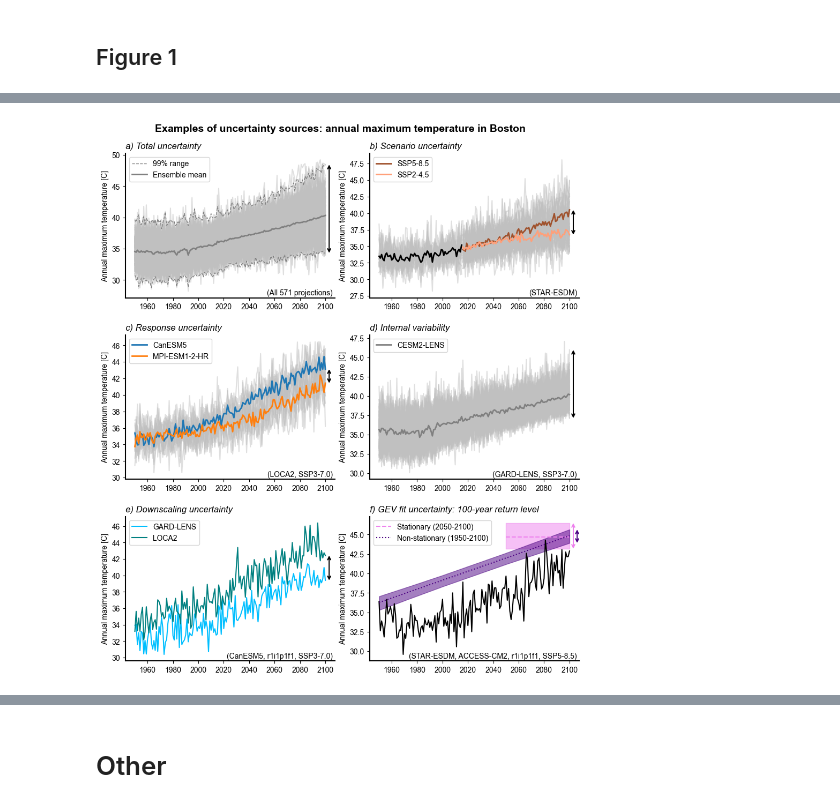
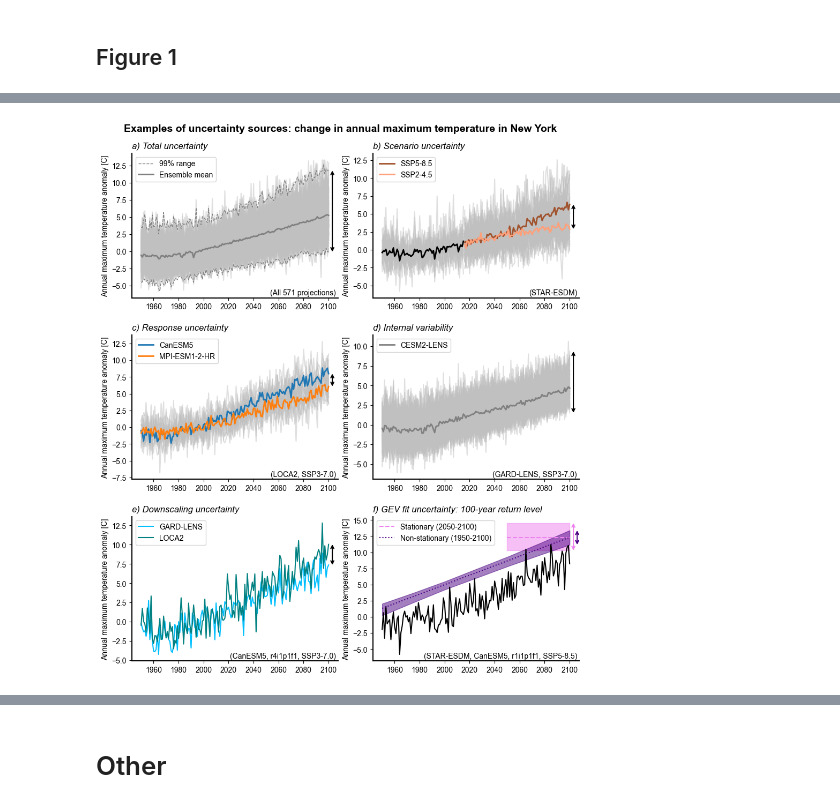
Before and after one commit to david0811/conus_comparison_lafferty-etal-2024, a Jupyter notebook: scripts/03d_sa_cities.ipynb, the cells around one changed output, grey strips where cells are left out. Cells and saved outputs as stored; diff of their text form; code cells hidden in the pictures.

Commit message:
update figure 1

```diff
--- a/scripts/03d_sa_cities.ipynb
+++ b/scripts/03d_sa_cities.ipynb
@@ -85,30 +83,35 @@ _ = opu.plot_gev_uncertainty(df, metric_id, unit, ax, city=city)
+# %%
+# Get anomaly from 1980-2010
+
+# LOCA separate since it distinguishes SSPs from historical
+df_baseline_loca = df[(df['ensemble'] == 'LOCA2') & (df['ssp'] == 'historical')].query('time >= 1980 and time <= 2010').groupby(['gcm', 'member'])[[var_id]].mean(numeric_only=True).reset_index()
+df_loca = pd.merge(df[df['ensemble'] == 'LOCA2'], df_baseline_loca, on=['gcm', 'member'], how='left', suffixes=('', '_baseline'))
+df_loca[var_id] = df_loca[var_id] - df_loca[f"{var_id}_baseline"]
+
+# Non-LOCA
+df_baseline_nonloca = df[df['ensemble'] != 'LOCA2'].query('time >= 1980 and time <= 2010').groupby(['gcm', 'member', 'ssp', 'ensemble'])[[var_id]].mean(numeric_only=True).reset_index()
+df_nonloca = pd.merge(df[df['ensemble'] != 'LOCA2'], df_baseline_nonloca, on=['gcm', 'member', 'ssp', 'ensemble'], how='left', suffixes=('', '_baseline'))
+df_nonloca[var_id] = df_nonloca[var_id] - df_nonloca[f"{var_id}_baseline"]
+
+# Concat
+df_anom = pd.concat([df_loca, df_nonloca], ignore_index=True).dropna()
 # %%
 plt.rcParams["font.size"] = 10
 
-# layout = """
-# aabb
-# ccdd
-# .ee.
-# """
-
-## Timeseries plots
-# fig = plt.figure(figsize=(9,10), layout='constrained')
-# axs = fig.subplot_mosaic(
-#     layout,
-#     gridspec_kw={'hspace':0.075, 'wspace':0.01}
-# )
 fig, axs = plt.subplots(3, 2, figsize=(9,10), layout='constrained', gridspec_kw={'hspace':0.075, 'wspace':0.01})
 
-opu.plot_total_uncertainty(df, metric_id, unit, axs[0,0])
-opu.plot_scenario_uncertainty(df, metric_id, unit, axs[0,1])
-opu.plot_response_uncertainty(df, metric_id, unit, axs[1,0])
-opu.plot_internal_variability(df, metric_id, unit, axs[1,1])
-opu.plot_downscaling_uncertainty(df, metric_id, unit, axs[2,0])
-_ = opu.plot_gev_uncertainty(df, metric_id, unit, axs[2,1], city=city)
+opu.plot_total_uncertainty(df_anom, metric_id, unit, axs[0,0])
+opu.plot_scenario_uncertainty(df_anom, metric_id, unit, axs[0,1])
+opu.plot_response_uncertainty(df_anom, metric_id, unit, axs[1,0])
+opu.plot_internal_variability(df_anom, metric_id, unit, axs[1,1])
+opu.plot_downscaling_uncertainty(df_anom, metric_id, unit, axs[2,0], member='r4i1p1f1')
 
-fig.suptitle('Examples of uncertainty sources: annual maximum temperature in Boston', fontweight='bold', fontsize=14, y=1.03)
+baseline = df[(df['ensemble']=='STAR-ESDM') & (df['ssp']=='ssp585') & (df['gcm']=='CanESM5') & (df['member']=='r1i1p1f1') & df['time'].isin(np.arange(1980, 2010+1))][var_id].mean()
+_ = opu.plot_gev_uncertainty(df_anom, metric_id, unit, axs[2,1], city=city, ensemble='STAR-ESDM', ssp='ssp585', gcm='CanESM5', member='r1i1p1f1', anomaly_baseline=baseline)
 
-plt.savefig('../figs/main/final/figure1.png', dpi=600, bbox_inches='tight')
+fig.suptitle('Examples of uncertainty sources: change in annual maximum temperature in New York', fontweight='bold', fontsize=14, y=1.03)
+
+plt.savefig('../figs/main/figure1.png', dpi=600, bbox_inches='tight')
 # plt.show()
 # %% [output]
-[figure, old version]
+[figure, new version]
```
Also changed, not shown: parts of 3 cells of this notebook, 11 other files.
